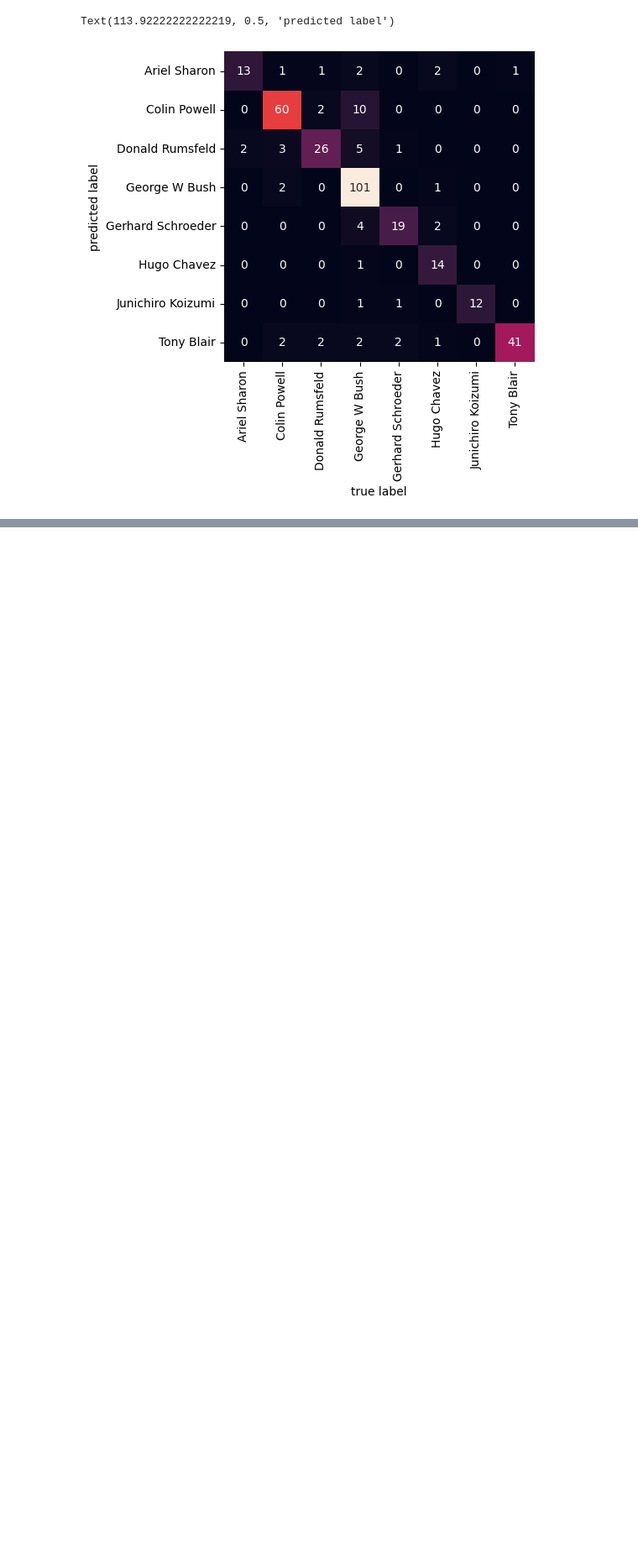
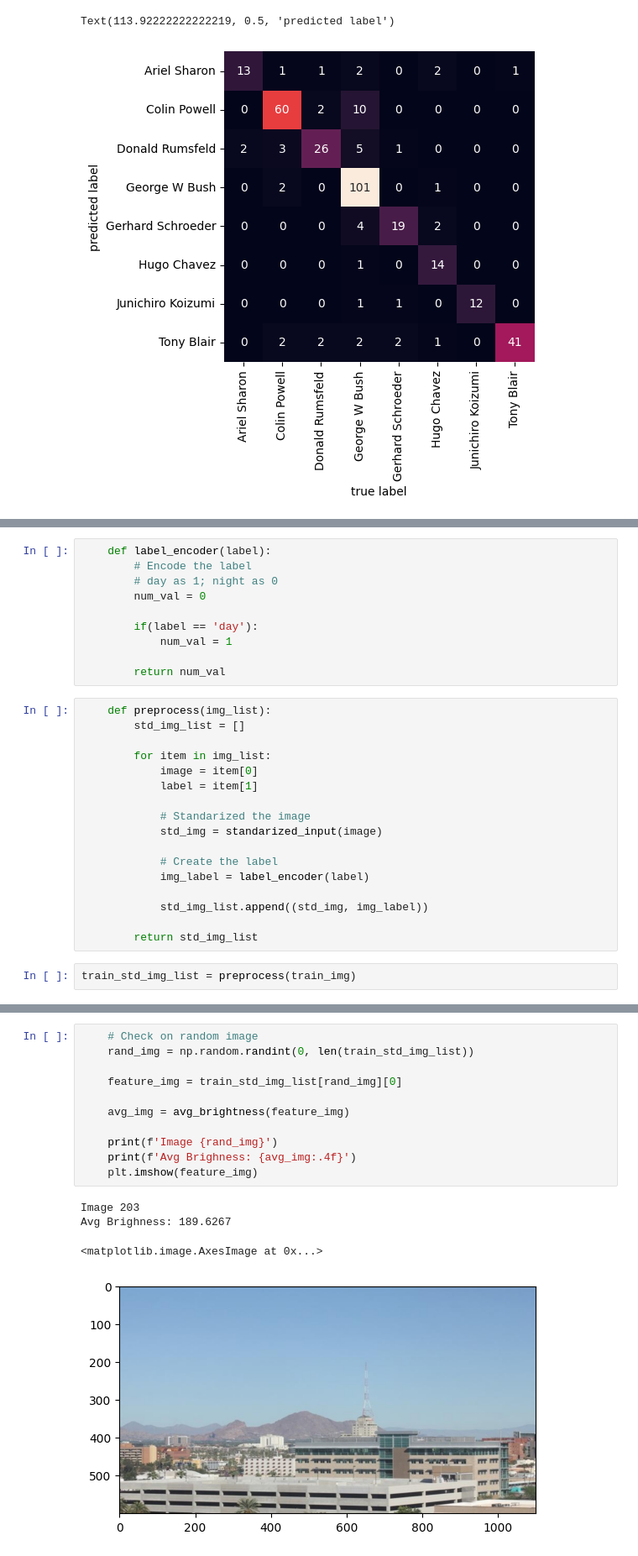
Before and after one commit to AlfredaDhaifullah04/Pembelajaran_Mesin_2026, a Jupyter notebook: TG9_JS11_Alfreda.ipynb, the cells around one changed output, grey strips where cells are left out. Shown at 84% size. Saved outputs shown, nothing was run; the diff lists cells and outputs as text; blank space fills up the shorter version.

```diff
--- a/TG9_JS11_Alfreda.ipynb
+++ b/TG9_JS11_Alfreda.ipynb
@@ -371,0 +472,29 @@ Text(113.92222222222219, 0.5, 'predicted label')
+# %%
+	def label_encoder(label):
+	    # Encode the label
+	    # day as 1; night as 0
+	    num_val = 0
+
+	    if(label == 'day'):
+	        num_val = 1
+
+	    return num_val
+# %%
+	def preprocess(img_list):
+	    std_img_list = []
+
+	    for item in img_list:
+	        image = item[0]
+	        label = item[1]
+
+	        # Standarized the image
+	        std_img = standarized_input(image)
+
+	        # Create the label
+	        img_label = label_encoder(label)
+
+	        std_img_list.append((std_img, img_label))
+
+	    return std_img_list
+# %%
+train_std_img_list = preprocess(train_img)
@@ -371,0 +523,16 @@ Text(113.92222222222219, 0.5, 'predicted label')
+# %%
+	# Check on random image
+	rand_img = np.random.randint(0, len(train_std_img_list))
+
+	feature_img = train_std_img_list[rand_img][0]
+
+	avg_img = avg_brightness(feature_img)
+
+	print(f'Image {rand_img}')
+	print(f'Avg Brighness: {avg_img:.4f}')
+	plt.imshow(feature_img)
+# %% [output]
+Image 203
+Avg Brighness: 189.6267
+<matplotlib.image.AxesImage at 0x...>
+[figure, added]
```
Also changed, not shown: parts of 27 cells of this notebook.
